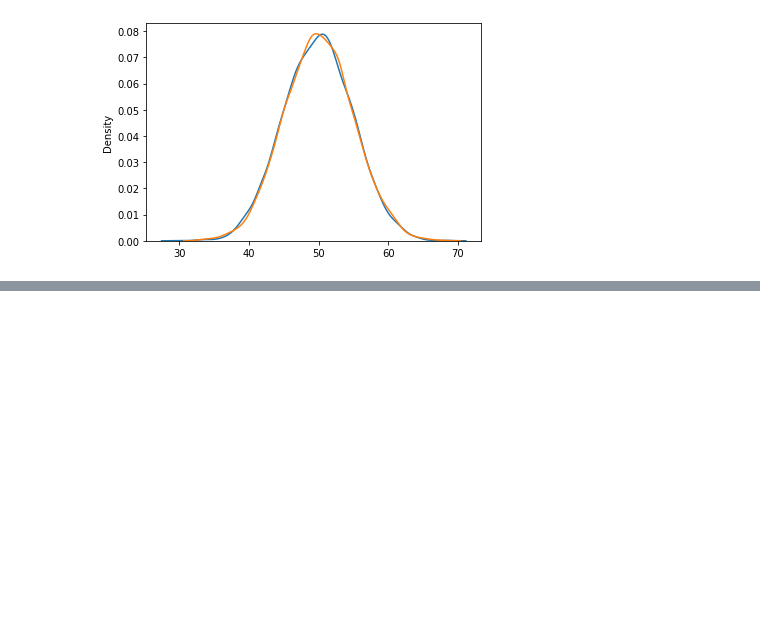
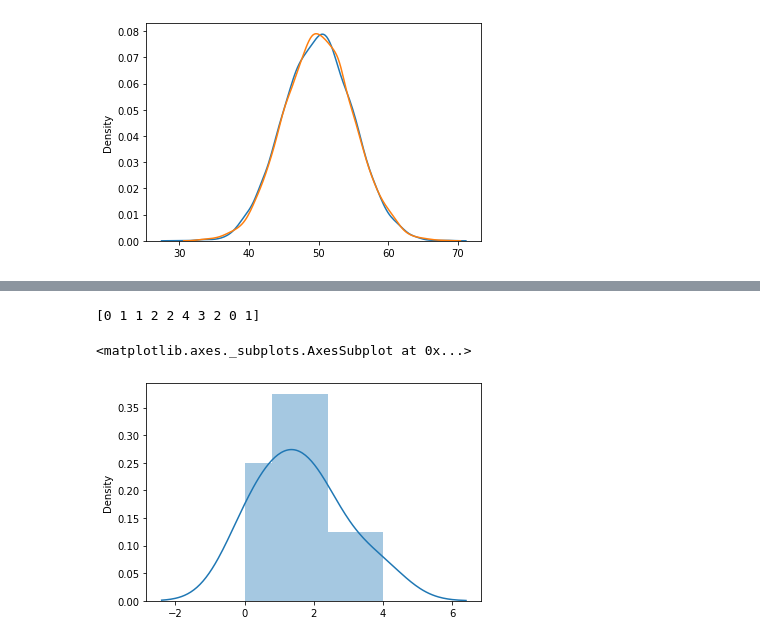
Before and after one commit to Vaibhav67979/MachineLearning, a Jupyter notebook: MLCourse/Seaborn_and_Distributions.ipynb, the cells around one changed output, grey strips where cells are left out. Drawn from its saved outputs; the diff is of its cells as text; code cells hidden in the pictures; blank space fills up the shorter version.

```diff
--- a/MLCourse/Seaborn_and_Distributions.ipynb
+++ b/MLCourse/Seaborn_and_Distributions.ipynb
@@ -119,0 +130,8 @@ sns.distplot(np.random.binomial(n=100, p=0.5, size=10000), hist=False, label='bi
+# %%
+x = np.random.poisson(lam = 2, size = 10)
+print(x)
+sns.distplot(x)
+# %% [output]
+[0 1 1 2 2 4 3 2 0 1]
+<matplotlib.axes._subplots.AxesSubplot at 0x...>
+[figure, added]
```
Also changed, not shown: parts of 14 cells of this notebook.
